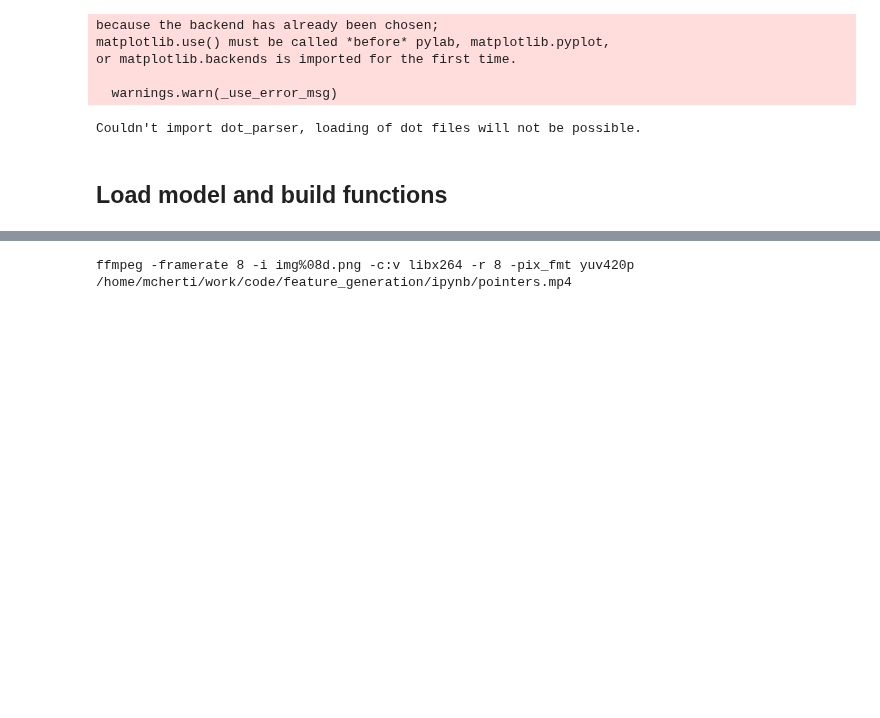
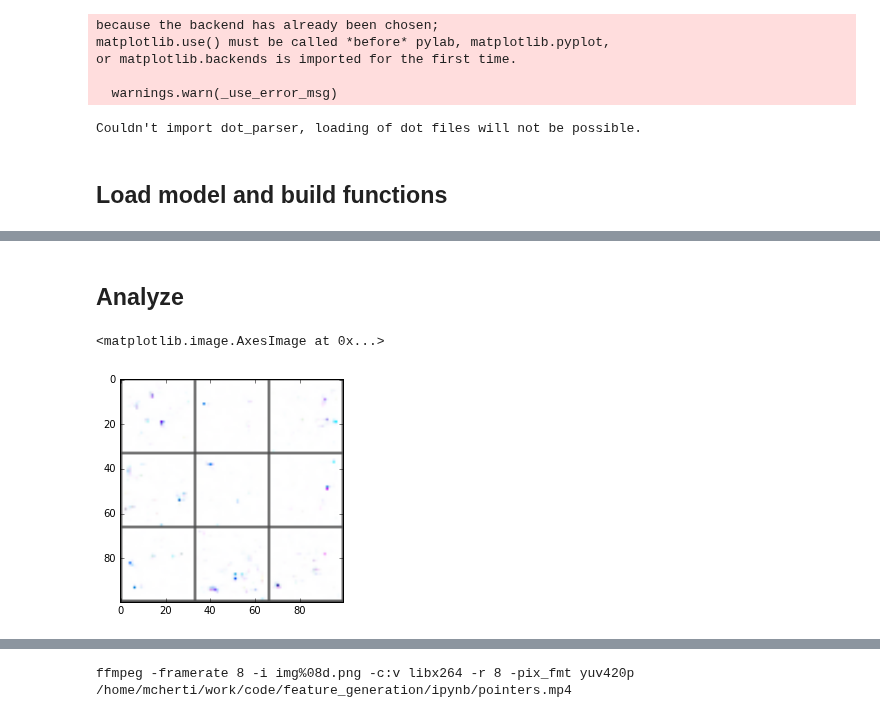
Before and after one commit to mehdidc/feature_generation, a Jupyter notebook: ipynb/brush_stroke_interactive.ipynb, the cells around one changed output, grey strips where cells are left out. Saved outputs shown, nothing was run; the diff lists cells and outputs as text; code cells hidden in the pictures; blank space fills up the shorter version.

```diff
--- a/ipynb/brush_stroke_interactive.ipynb
+++ b/ipynb/brush_stroke_interactive.ipynb
@@ -120,0 +178,12 @@ bias = get_bias(layers)
+# %% [markdown]
+## Analyze
+# %%
+img = np.zeros((9,) + layers['raw_output'].output_shape[1:])
+img += np.random.uniform(size=img.shape)
+#img[:, 2, 0:2, :]=np.random.uniform
+img = img.astype(np.float32)
+img = disp_grid(1-sigmoid(get_out_from_raw_out(img)), border=1, bordercolor=(0.3,0.3,0.3))
+plt.imshow(img)
+# %% [output]
+<matplotlib.image.AxesImage at 0x...>
+[figure, added]
```
Also changed, not shown: parts of 42 cells of this notebook, 4 other files.
